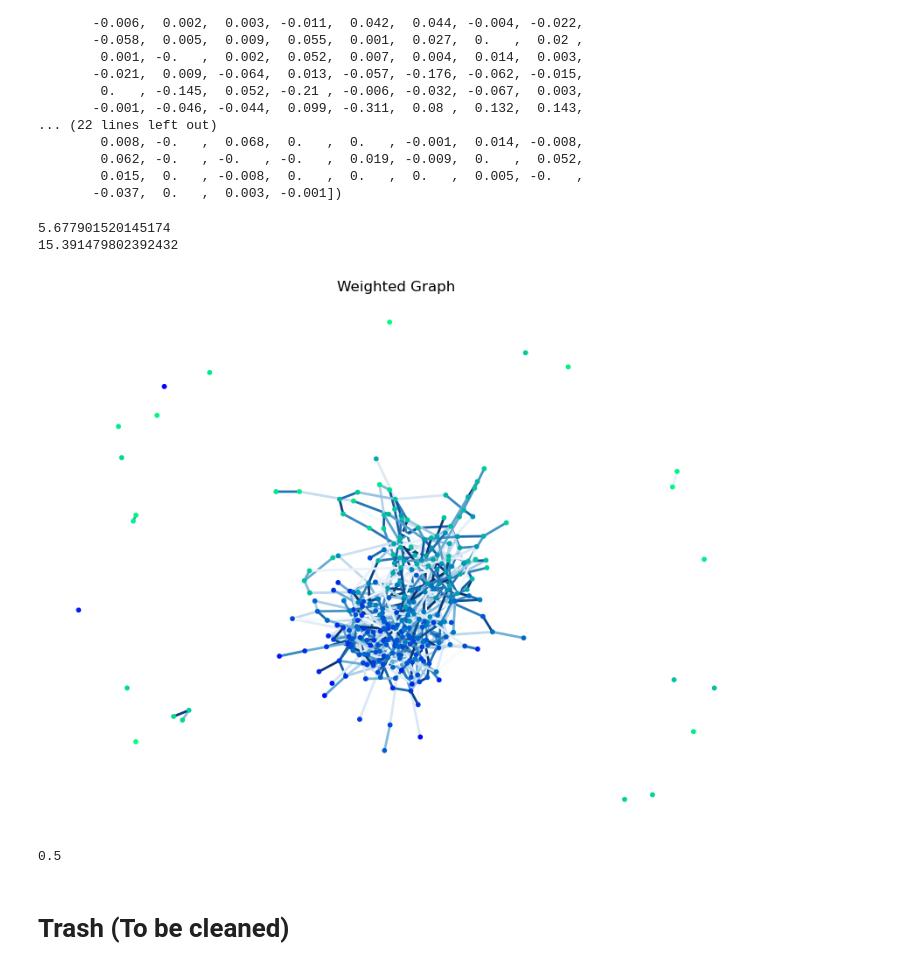
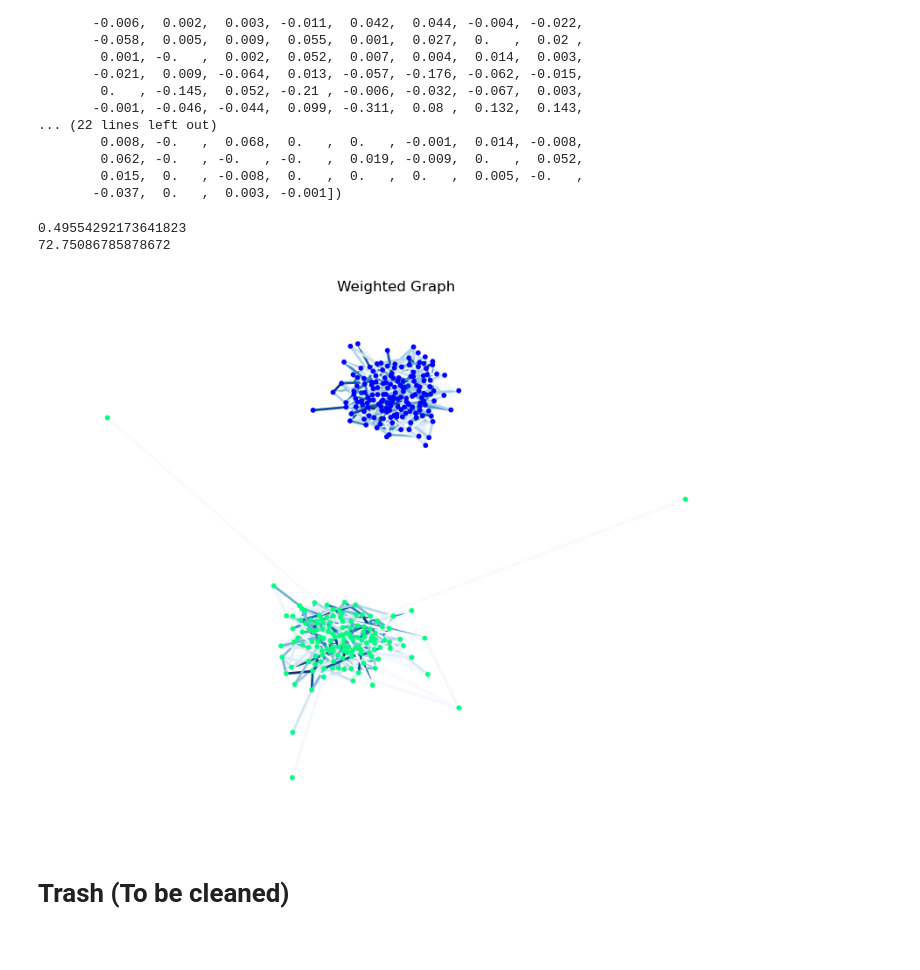
Before and after one commit to JamesZhang2/Opinion-Dynamics, a Jupyter notebook: FJ_Model.ipynb, the cells around one changed output. Saved outputs shown, nothing was run; the diff lists cells and outputs as text; code cells hidden in the pictures.

```diff
--- a/FJ_Model.ipynb
+++ b/FJ_Model.ipynb
@@ -21,8 +21,8 @@ class ErdosRenyiFJ:
             upper_triangular_weights = np.triu(uniform.rvs(
                 loc=w_lower, scale=w_upper - w_lower, size=[n, n])* bernoulli.rvs(p, size=[n,n]), k=1)
             self.weights = upper_triangular_weights + upper_triangular_weights.T - np.diag(upper_triangular_weights.diagonal())
-        self.internal = uniform.rvs(loc=internal_lower, scale=internal_upper - internal_lower, size=n)  # Uniform random
-        # self.internal = bernoulli.rvs(p=0.5, size=n)  # Bernoulli
+        # self.internal = uniform.rvs(loc=internal_lower, scale=internal_upper - internal_lower, size=n)  # Uniform random
+        self.internal = bernoulli.rvs(p=0.5, size=n)  # Bernoulli
         self.expressed = self.internal.copy()
 
     def __repr__(self):
@@ -297,19 +297,16 @@ array([-0.   , -0.   ,  0.   , -0.017,  0.   ,  0.   ,  0.   , -0.   ,
         0.015,  0.   , -0.008,  0.   ,  0.   ,  0.   ,  0.005, -0.   ,
        -0.037,  0.   ,  0.003, -0.001])
 # %%
-G = HalvingFJ(n=300, p=0.02, w_lower=0, w_upper=1, internal_lower=0, internal_upper=1, theta=0.2)
+G = HalvingFJ(n=300, p=0.05, w_lower=0, w_upper=1, internal_lower=0, internal_upper=1, theta=0.2)
 G.run_t_steps(1000)
 # print(G)
 print(G.disagreement())
 print(G.polarization())
 G.plot_network()
-
-1/2
 # %% [output]
-5.677901520145174
-15.391479802392432
+0.49554292173641823
+72.75086785878672
-[figure, old version]
+[figure, new version]
-0.5
 # %% [markdown]
 # Trash (To be cleaned)
 # %% [markdown]
```
